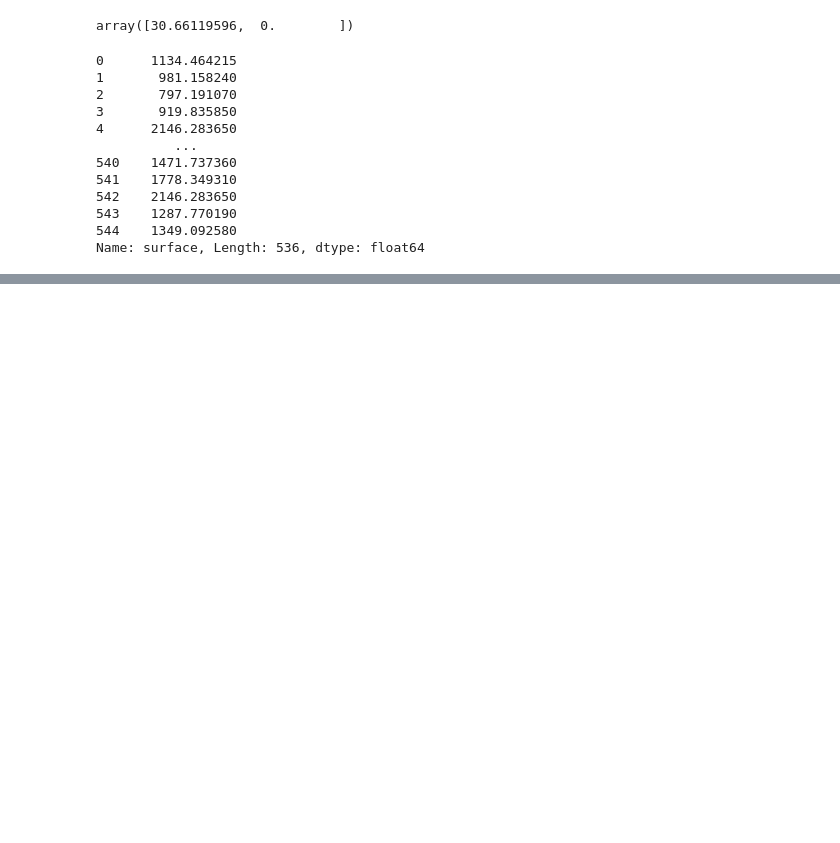
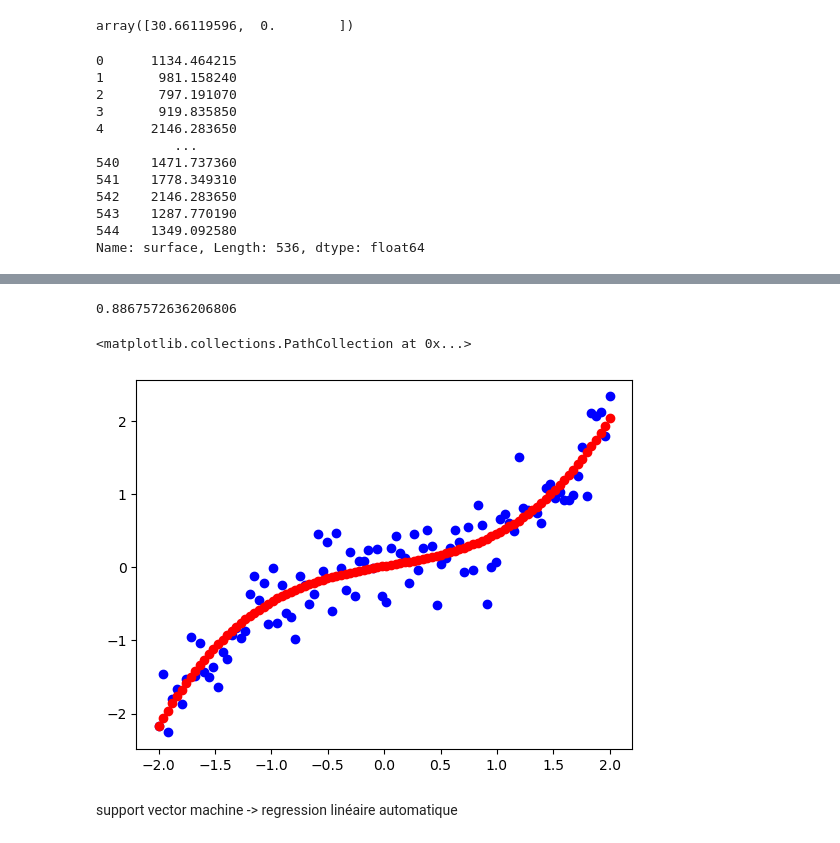
Before and after one commit to Cleamx/L3, a Jupyter notebook: S2/IA/location.ipynb, the cells around one changed output, grey strips where cells are left out. Drawn from its saved outputs; the diff is of its cells as text; code cells hidden in the pictures; blank space fills up the shorter version.

```diff
--- a/S2/IA/location.ipynb
+++ b/S2/IA/location.ipynb
@@ -58,3 +58,12 @@ data['surface']*30.661195
 543    1287.770190
 544    1349.092580
 Name: surface, Length: 536, dtype: float64
+# %%
+x=np.linspace(-2,2,100)
+noise = np.random.normal(0,0.3,100)
+dt=pd.DataFrame(x, columns=['x'])
+dt['y']=(dt['x']*abs(dt['x'])/2)+noise
+dt['one']=np.ones(dt.shape[0])
+dt['x2']=dt['x']**2
+dt['x3']=dt['x']**3
+dt
@@ -60,0 +84,16 @@ Name: surface, Length: 536, dtype: float64
+# %%
+X = dt.drop('y', axis=1)
+y = dt['y']
+model.fit(X, y)
+Ypred = model.predict(X)
+model.score(X,y)
+# %% [output]
+0.8867572636206806
+# %%
+plt.scatter (data=dt, x="x", y="y" , c="b")
+plt.scatter(x=dt["x"], y=Ypred, c="r")
+# %% [output]
+<matplotlib.collections.PathCollection at 0x...>
+[figure, added]
+# %% [markdown]
+support vector machine -> regression linéaire automatique
```
Also changed, not shown: parts of 1 cell of this notebook.
